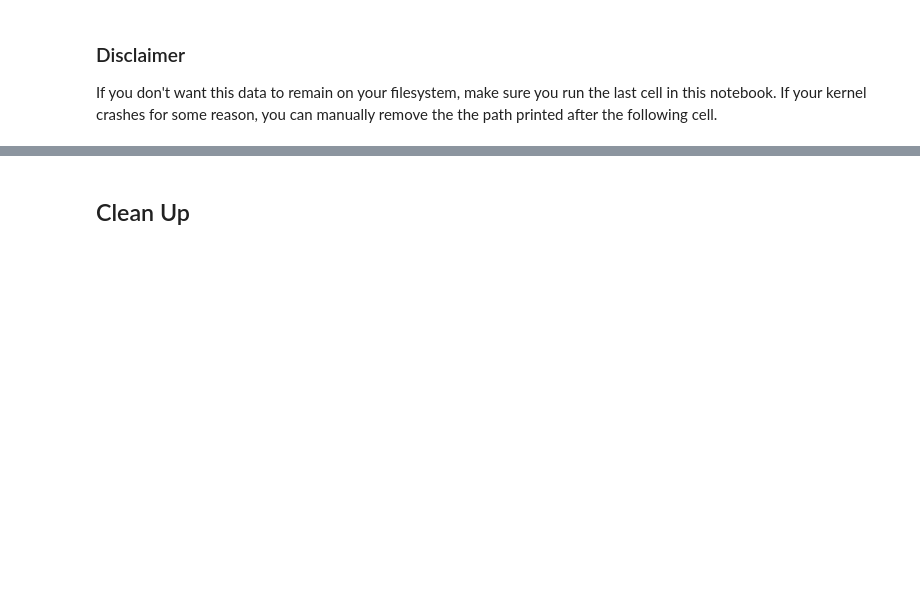
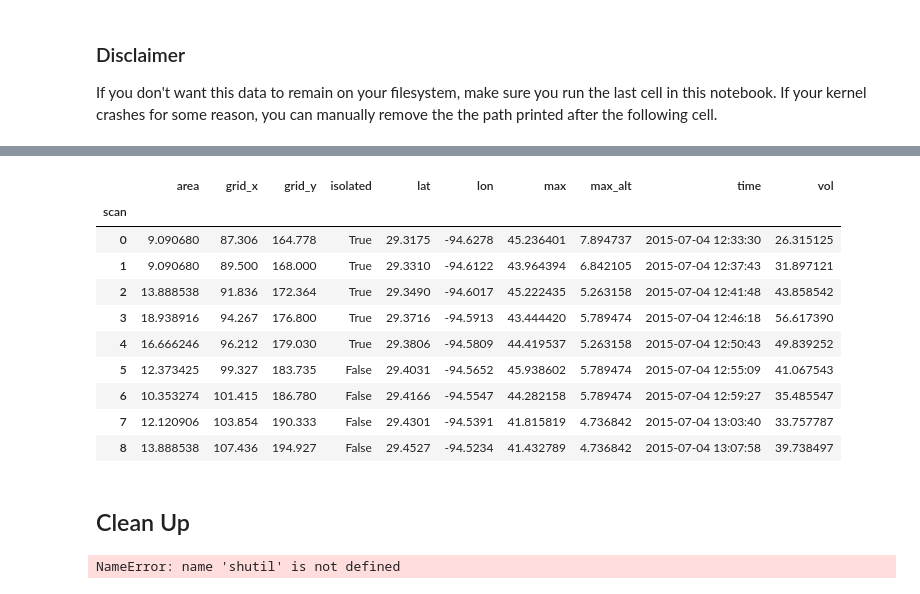
Before and after one commit to openradar/TINT, a Jupyter notebook: examples/tint_demo.ipynb, the cells around one changed output, grey strips where cells are left out. Cells and saved outputs as stored; diff of their text form; code cells hidden in the pictures; blank space fills up the shorter version.

```diff
--- a/examples/tint_demo.ipynb
+++ b/examples/tint_demo.ipynb
@@ -73,2 +187,14 @@ tracks_obj.get_tracks(grids)
 # %%
-tracks_obj.tracks
+tracks_obj.tracks.xs('2', level='uid')
+# %% [output]
+|  | area | grid_x | grid_y | isolated | lat | lon | max | max_alt | time | vol |
+| scan |  |  |  |  |  |  |  |  |  |  |
+| 0 | 9.090680 | 87.306 | 164.778 | True | 29.3175 | -94.6278 | 45.236401 | 7.894737 | 2015-07-04 12:33:30 | 26.315125 |
+| 1 | 9.090680 | 89.500 | 168.000 | True | 29.3310 | -94.6122 | 43.964394 | 6.842105 | 2015-07-04 12:37:43 | 31.897121 |
+| 2 | 13.888538 | 91.836 | 172.364 | True | 29.3490 | -94.6017 | 45.222435 | 5.263158 | 2015-07-04 12:41:48 | 43.858542 |
+| 3 | 18.938916 | 94.267 | 176.800 | True | 29.3716 | -94.5913 | 43.444420 | 5.789474 | 2015-07-04 12:46:18 | 56.617390 |
+| 4 | 16.666246 | 96.212 | 179.030 | True | 29.3806 | -94.5809 | 44.419537 | 5.263158 | 2015-07-04 12:50:43 | 49.839252 |
+| 5 | 12.373425 | 99.327 | 183.735 | False | 29.4031 | -94.5652 | 45.938602 | 5.789474 | 2015-07-04 12:55:09 | 41.067543 |
+| 6 | 10.353274 | 101.415 | 186.780 | False | 29.4166 | -94.5547 | 44.282158 | 5.789474 | 2015-07-04 12:59:27 | 35.485547 |
+| 7 | 12.120906 | 103.854 | 190.333 | False | 29.4301 | -94.5391 | 41.815819 | 4.736842 | 2015-07-04 13:03:40 | 33.757787 |
+| 8 | 13.888538 | 107.436 | 194.927 | False | 29.4527 | -94.5234 | 41.432789 | 4.736842 | 2015-07-04 13:07:58 | 39.738497 |
@@ -83,0 +203,6 @@ shutil.rmtree(tmp_dir)
+# %%
+# Now we can delete the directory containing all the data and output from this demo.
+shutil.rmtree(tmp_dir)
+print('temporary directory removed')
+# %% [output]
+NameError: name 'shutil' is not defined
```
Also changed, not shown: parts of 23 cells of this notebook.
